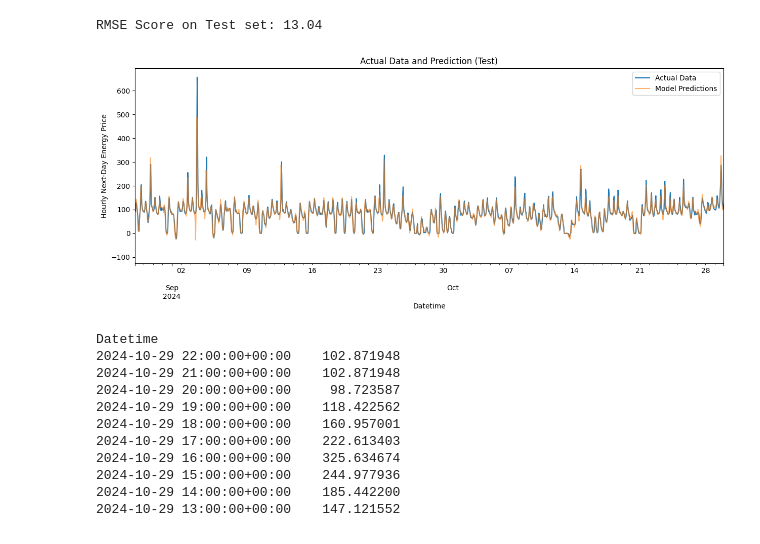
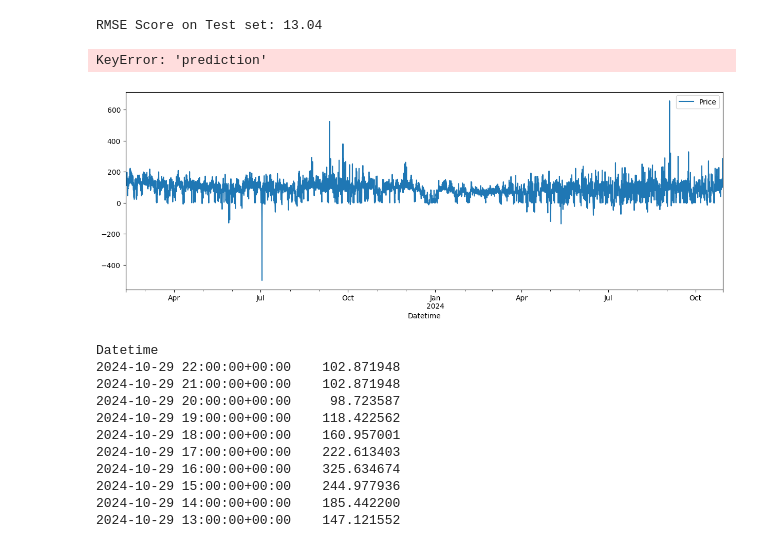
Before and after one commit to YukaNakamoto/LSDI-Project-, a Jupyter notebook: models/benchmark.ipynb, the cells around one changed output. Saved outputs shown, nothing was run; the diff lists cells and outputs as text; code cells hidden in the pictures.

```diff
--- a/models/benchmark.ipynb
+++ b/models/benchmark.ipynb
@@ -92,7 +92,7 @@ df
 # %%
 train = create_features(train)
 test = create_features(test)
-evals = create_features(eval)
+eval = create_features(eval)
 
 FEATURES = [
     "hour",
@@ -184,17 +184,18 @@ RMSE Score on Test set: 13.04
 # test.groupby(['date'])['error'].mean()
 # %%
 
-WINDOW = df.iloc[:int(0.018 * (len(df)))].copy()
+WINDOW = df.iloc[:int(0.18 * (len(df)))].copy()
 
 ax = WINDOW[[TARGET]].plot(figsize=(15, 5))
 df['prediction'].plot(ax=ax, style='-', alpha=0.6)
 ax.set_xlim(WINDOW.index.min(), WINDOW.index.max())
 ax.set_ylabel("Hourly Next-Day Energy Price")
 plt.legend(['Actual Data', 'Model Predictions'])
 ax.set_title('Actual Data and Prediction (Test)')
 plt.show()
 # %% [output]
+KeyError: 'prediction'
-[figure, old version]
+[figure, new version]
 # %%
 date = '2024-10-29'
 predictions = df.loc[date, 'prediction']
```
